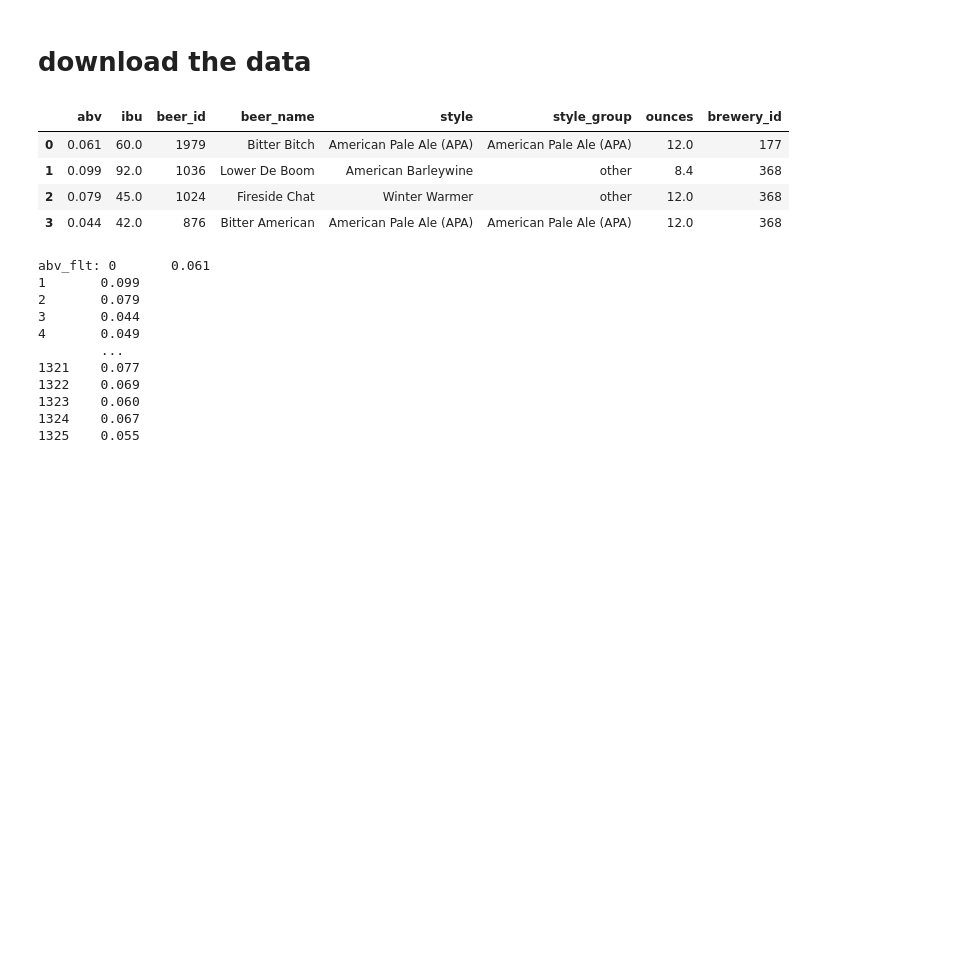
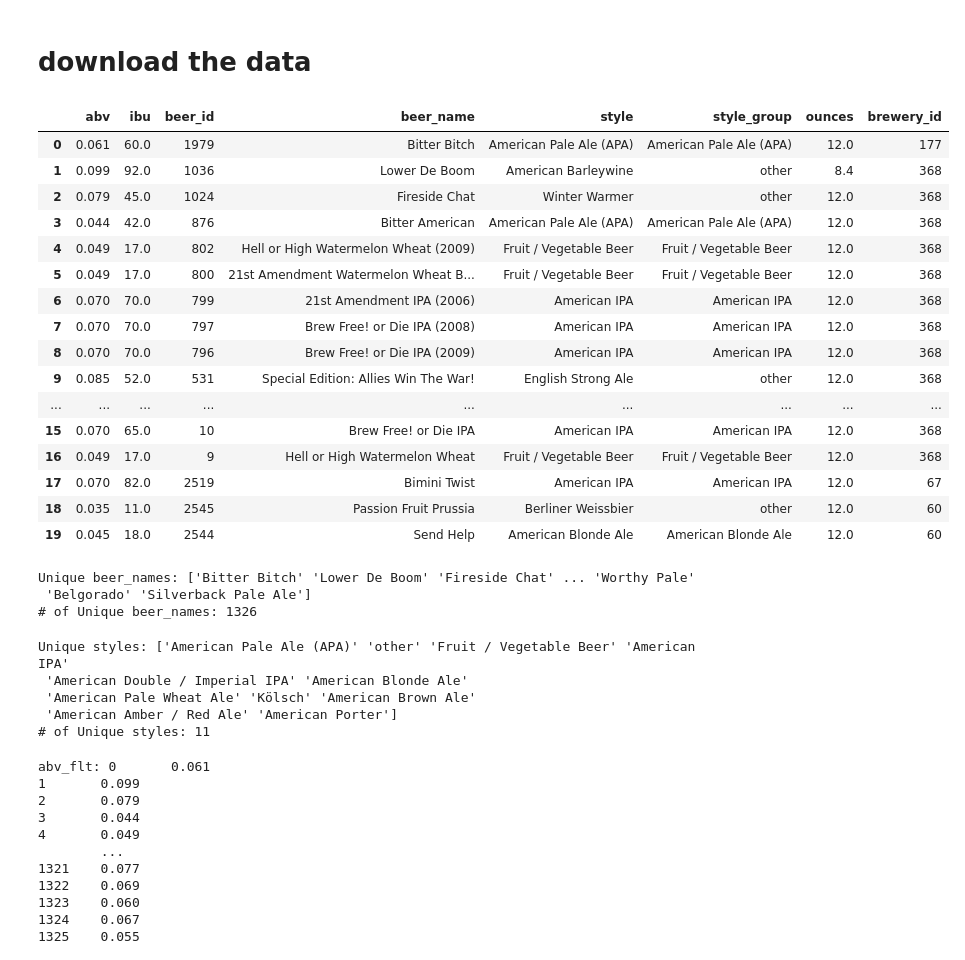
Before and after one commit to aureliusbd/tinybEEr, a Jupyter notebook: BeerModel.ipynb, the cells around one changed output. Cells and saved outputs as stored; diff of their text form; code cells hidden in the pictures; blank space fills up the shorter version.

Commit message:
Dinuka help

```diff
--- a/BeerModel.ipynb
+++ b/BeerModel.ipynb
@@ -26,19 +26,49 @@ from sklearn.datasets import make_blobs
 # %%
 # read in data into dataframe
 
 beer_url = 'https://raw.githubusercontent.com/niklasax/Final_Project/main/data_cleaning/beer_cleaned.csv'
 breweries_url = 'https://raw.githubusercontent.com/niklasax/Final_Project/main/data_cleaning/brewery_cleaned.csv'
 
 # visualize the data as data frame
 beer_df = pd.read_csv(beer_url)
 breweries_df = pd.read_csv(breweries_url)
-beer_df.head(4)
+beer_df.head(20)
 # %% [output]
 |  | abv | ibu | beer_id | beer_name | style | style_group | ounces | brewery_id |
 | 0 | 0.061 | 60.0 | 1979 | Bitter Bitch | American Pale Ale (APA) | American Pale Ale (APA) | 12.0 | 177 |
 | 1 | 0.099 | 92.0 | 1036 | Lower De Boom | American Barleywine | other | 8.4 | 368 |
 | 2 | 0.079 | 45.0 | 1024 | Fireside Chat | Winter Warmer | other | 12.0 | 368 |
 | 3 | 0.044 | 42.0 | 876 | Bitter American | American Pale Ale (APA) | American Pale Ale (APA) | 12.0 | 368 |
+| 4 | 0.049 | 17.0 | 802 | Hell or High Watermelon Wheat (2009) | Fruit / Vegetable Beer | Fruit / Vegetable Beer | 12.0 | 368 |
+| 5 | 0.049 | 17.0 | 800 | 21st Amendment Watermelon Wheat B... | Fruit / Vegetable Beer | Fruit / Vegetable Beer | 12.0 | 368 |
+| 6 | 0.070 | 70.0 | 799 | 21st Amendment IPA (2006) | American IPA | American IPA | 12.0 | 368 |
+| 7 | 0.070 | 70.0 | 797 | Brew Free! or Die IPA (2008) | American IPA | American IPA | 12.0 | 368 |
+| 8 | 0.070 | 70.0 | 796 | Brew Free! or Die IPA (2009) | American IPA | American IPA | 12.0 | 368 |
+| 9 | 0.085 | 52.0 | 531 | Special Edition: Allies Win The War! | English Strong Ale | other | 12.0 | 368 |
+| ... | ... | ... | ... | ... | ... | ... | ... | ... |
+| 15 | 0.070 | 65.0 | 10 | Brew Free! or Die IPA | American IPA | American IPA | 12.0 | 368 |
+| 16 | 0.049 | 17.0 | 9 | Hell or High Watermelon Wheat | Fruit / Vegetable Beer | Fruit / Vegetable Beer | 12.0 | 368 |
+| 17 | 0.070 | 82.0 | 2519 | Bimini Twist | American IPA | American IPA | 12.0 | 67 |
+| 18 | 0.035 | 11.0 | 2545 | Passion Fruit Prussia | Berliner Weissbier | other | 12.0 | 60 |
+| 19 | 0.045 | 18.0 | 2544 | Send Help | American Blonde Ale | American Blonde Ale | 12.0 | 60 |
+# %%
+unique_beer_name = beer_df.beer_name.unique()
+print('Unique beer_names:', unique_beer_name)
+print('# of Unique beer_names:', len(unique_beer_name))
+# %% [output]
+Unique beer_names: ['Bitter Bitch' 'Lower De Boom' 'Fireside Chat' ... 'Worthy Pale'
+ 'Belgorado' 'Silverback Pale Ale']
+# of Unique beer_names: 1326
+# %%
+unique_style_groups = beer_df.style_group.unique()
+print('Unique styles:', unique_style_groups)
+print('# of Unique styles:', len(unique_style_groups))
+# %% [output]
+Unique styles: ['American Pale Ale (APA)' 'other' 'Fruit / Vegetable Beer' 'American IPA'
+ 'American Double / Imperial IPA' 'American Blonde Ale'
+ 'American Pale Wheat Ale' 'Kölsch' 'American Brown Ale'
+ 'American Amber / Red Ale' 'American Porter']
+# of Unique styles: 11
 # %%
 # split the data into abv, ibu, beer_name, and style as float values
 
```
Also changed, not shown: parts of 13 cells of this notebook.
